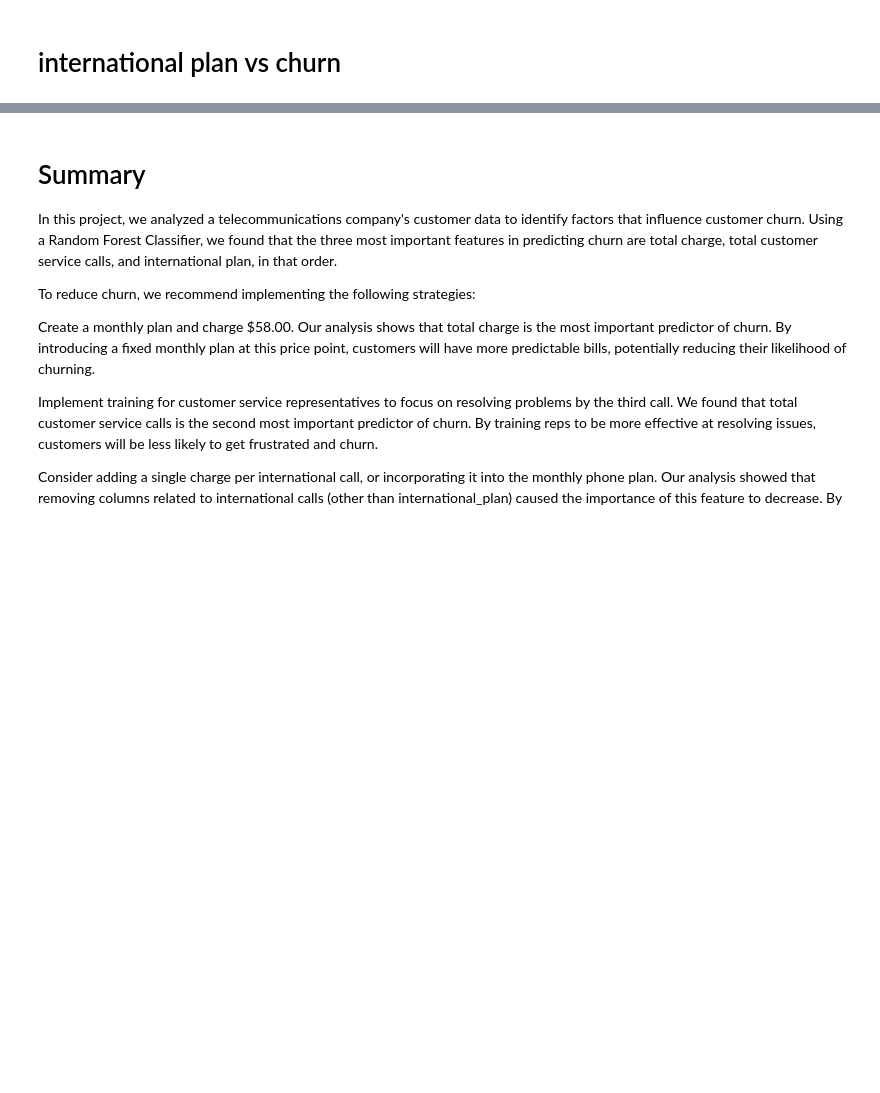
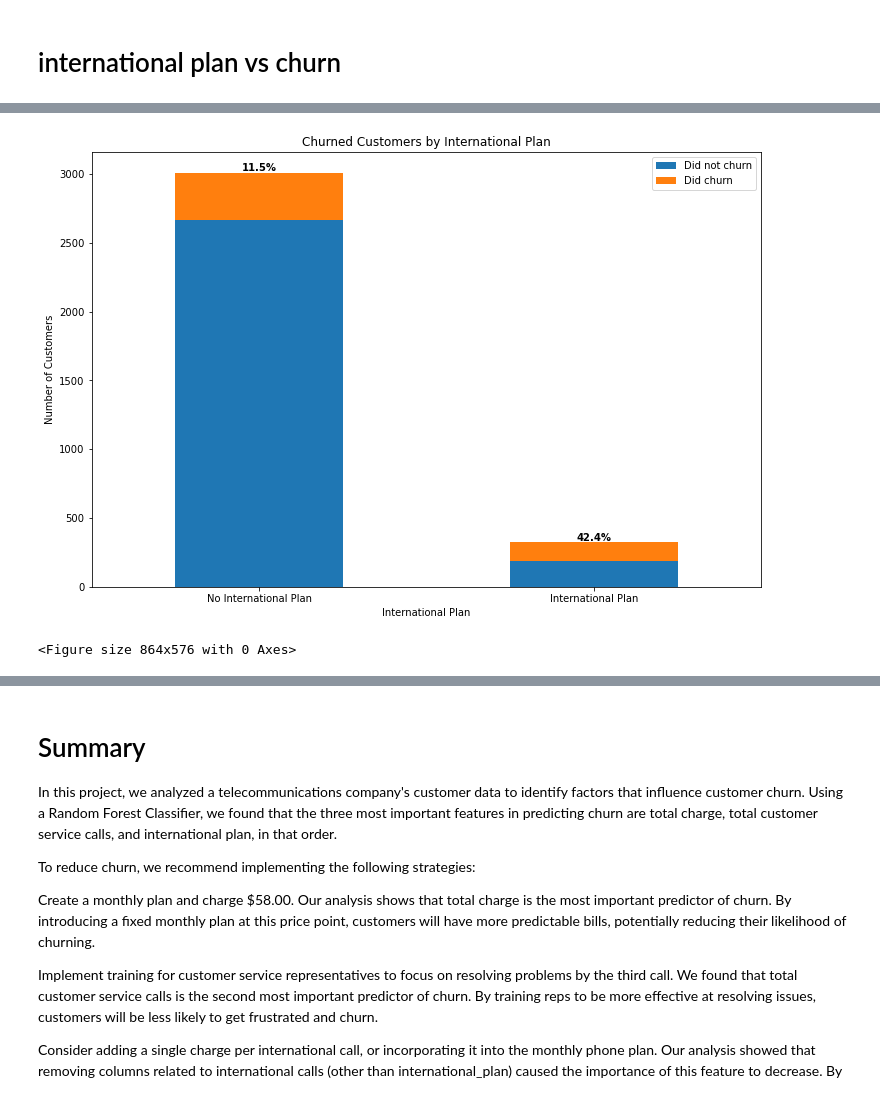
Before and after one commit to MichalOst3389/nhl_team_analysis, a Jupyter notebook: student.ipynb, the cells around one changed output, grey strips where cells are left out. Saved outputs shown, nothing was run; the diff lists cells and outputs as text; code cells hidden in the pictures; blank space fills up the shorter version.

```diff
--- a/student.ipynb
+++ b/student.ipynb
@@ -442,0 +404,33 @@ After training a Random Forest Classifier on the modified dataset, we observed t
+# %%
+# Group the data by international_plan and churn and count the number of customers in each group
+grouped = Telecomdf.groupby(["international_plan", "churn"]).size().unstack()
+
+# Calculate the total number of customers for each group
+total_customers = grouped.sum(axis=1)
+
+# Create a stacked bar chart of the counts
+ax = grouped.plot(kind='bar', stacked=True, figsize=(12,8))
+plt.figure(figsize=(12, 8))
+# Modify the legend labels
+ax.legend(["Did not churn", "Did churn"], loc="upper right")
+
+# Calculate the percentage of customers that churned in each group
+churn_percentages = (grouped.loc[:, 1] / total_customers) * 100
+
+# Add annotations to the bars
+for i, v in enumerate(churn_percentages.values):
+    ax.text(i, grouped.sum(axis=1)[i], f"{v:.1f}%", ha="center", va="bottom", fontweight="bold")
+
+# Modify the x-axis tick labels
+ax.set_xticklabels(["No International Plan", "International Plan"], rotation=0, ha="center")
+
+# Add labels and a title
+ax.set_xlabel("International Plan")
+ax.set_ylabel("Number of Customers")
+ax.set_title("Churned Customers by International Plan")
+
+# Show the plot
+plt.show()
+# %% [output]
+[figure, added]
+<Figure size 864x576 with 0 Axes>
```
Also changed, not shown: parts of 11 cells of this notebook.
